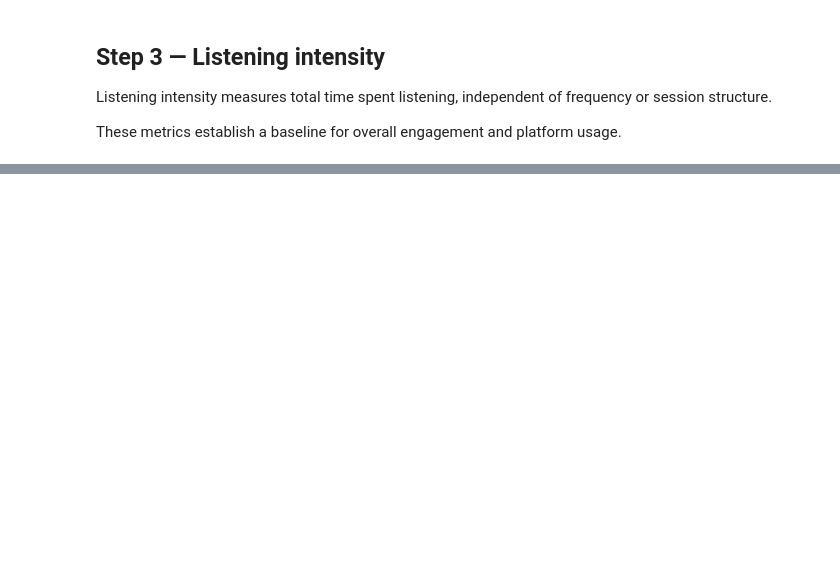
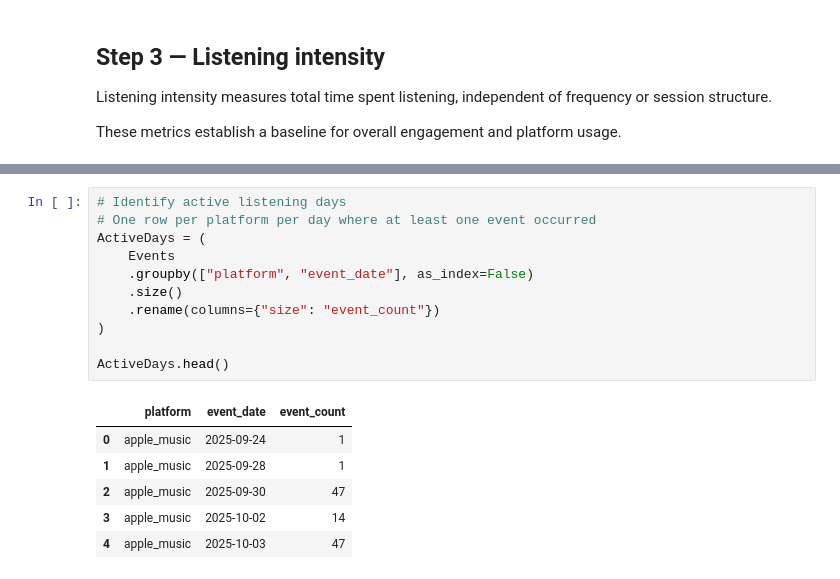
Before and after one commit to nathanho27/MusicPlatformInsights, a Jupyter notebook: notebooks/EngagementKPIs.ipynb, the cells around one changed output, grey strips where cells are left out. Drawn from its saved outputs; the diff is of its cells as text; blank space fills up the shorter version.

```diff
--- a/notebooks/EngagementKPIs.ipynb
+++ b/notebooks/EngagementKPIs.ipynb
@@ -101,0 +138,18 @@ ListeningByPlatform.head()
+# %%
+# Identify active listening days
+# One row per platform per day where at least one event occurred
+ActiveDays = (
+    Events
+    .groupby(["platform", "event_date"], as_index=False)
+    .size()
+    .rename(columns={"size": "event_count"})
+)
+
+ActiveDays.head()
+# %% [output]
+|  | platform | event_date | event_count |
+| 0 | apple_music | 2025-09-24 | 1 |
+| 1 | apple_music | 2025-09-28 | 1 |
+| 2 | apple_music | 2025-09-30 | 47 |
+| 3 | apple_music | 2025-10-02 | 14 |
+| 4 | apple_music | 2025-10-03 | 47 |
```
Also changed, not shown: parts of 16 cells of this notebook.
